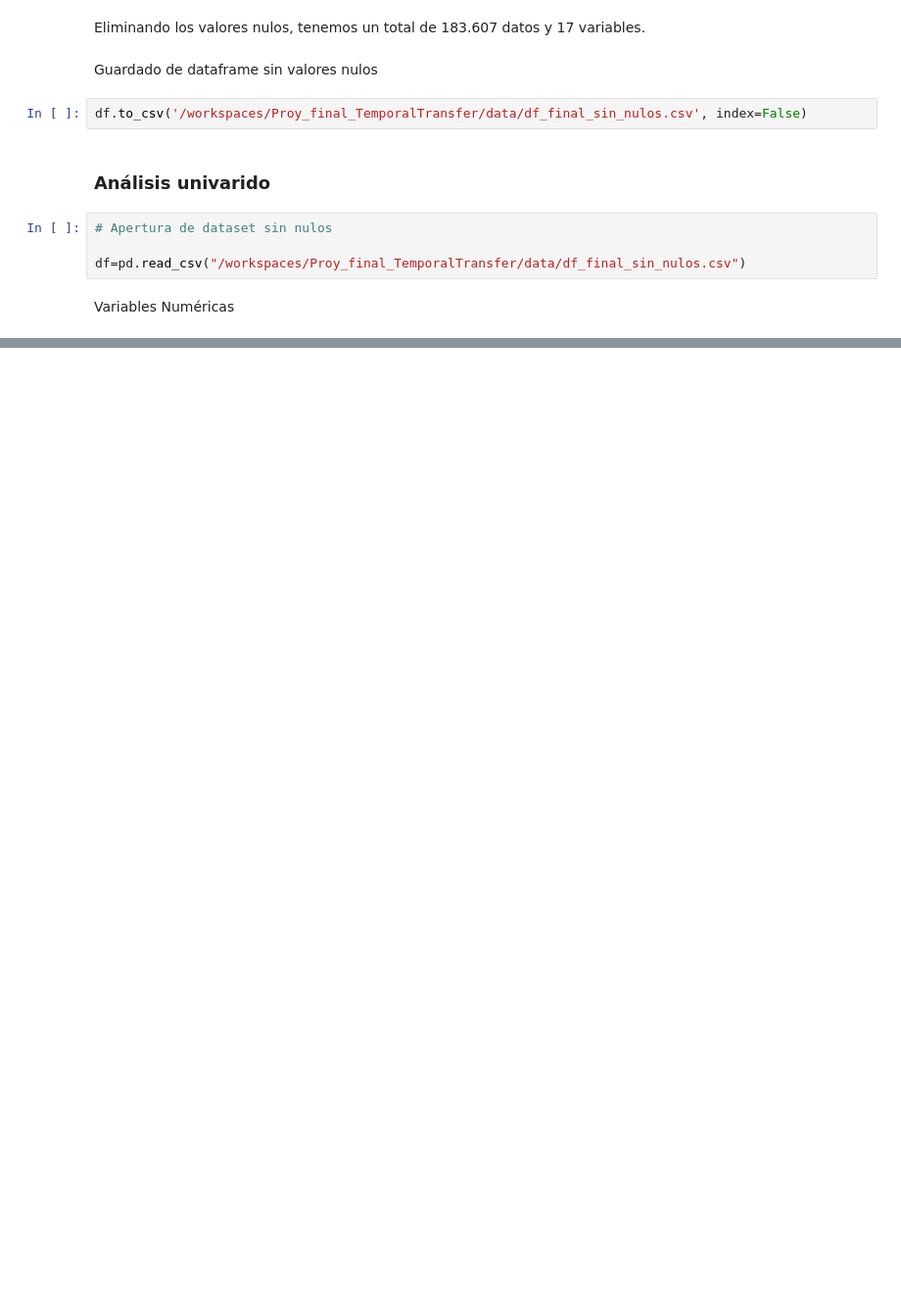
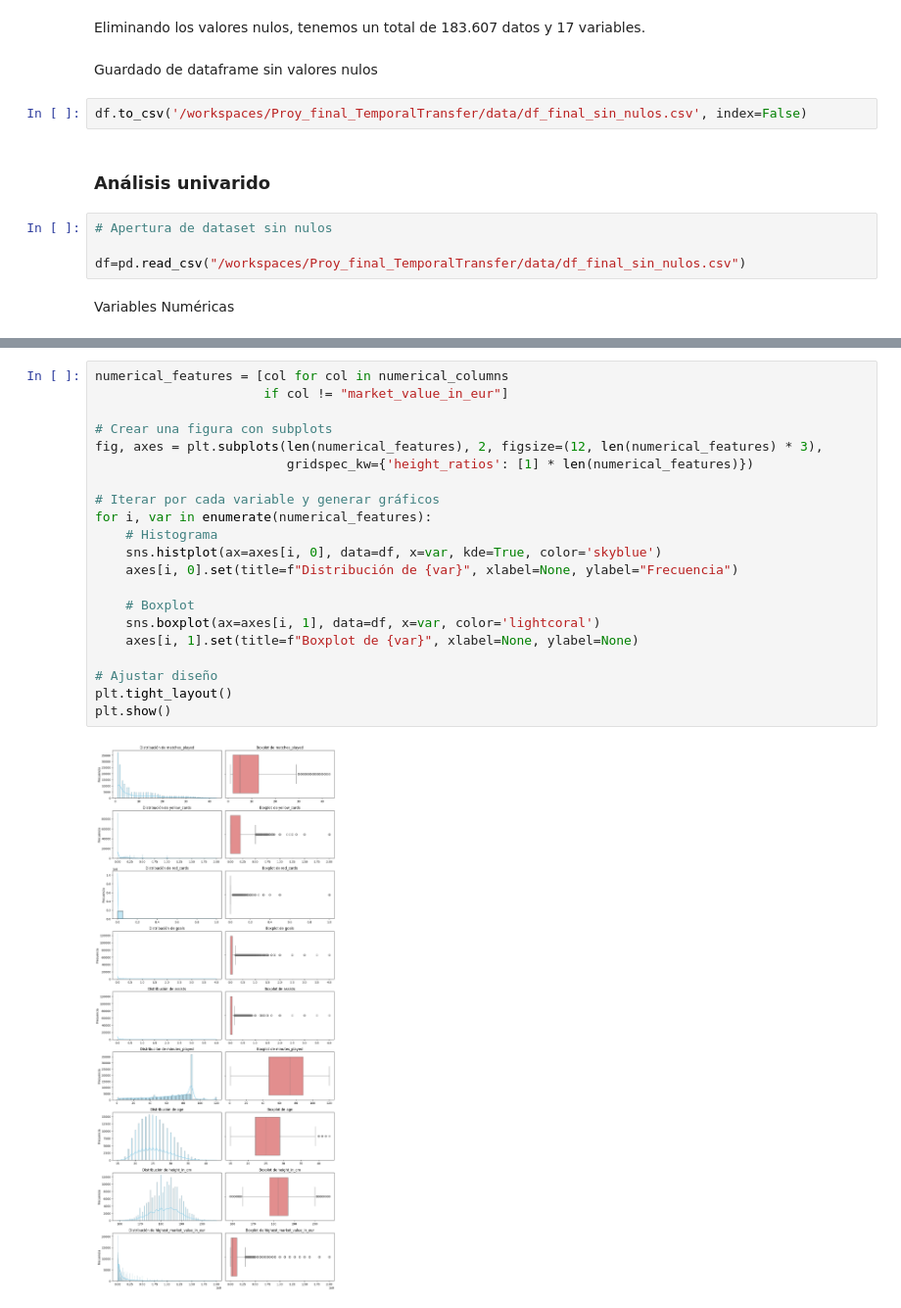
Before and after one commit to VLGuazzelli/Proy_final_TemporalTransfer, a Jupyter notebook: src/Proyecto.ipynb, the cells around one changed output, grey strips where cells are left out. Shown at 98% size. Drawn from its saved outputs; the diff is of its cells as text; blank space fills up the shorter version.

```diff
--- a/src/Proyecto.ipynb
+++ b/src/Proyecto.ipynb
@@ -283,0 +303,23 @@ numerical_columns = df.select_dtypes(include=['number']).columns
+# %%
+numerical_features = [col for col in numerical_columns
+                      if col != "market_value_in_eur"]
+
+# Crear una figura con subplots
+fig, axes = plt.subplots(len(numerical_features), 2, figsize=(12, len(numerical_features) * 3),
+                         gridspec_kw={'height_ratios': [1] * len(numerical_features)})
+
+# Iterar por cada variable y generar gráficos
+for i, var in enumerate(numerical_features):
+    # Histograma
+    sns.histplot(ax=axes[i, 0], data=df, x=var, kde=True, color='skyblue')
+    axes[i, 0].set(title=f"Distribución de {var}", xlabel=None, ylabel="Frecuencia")
+
+    # Boxplot
+    sns.boxplot(ax=axes[i, 1], data=df, x=var, color='lightcoral')
+    axes[i, 1].set(title=f"Boxplot de {var}", xlabel=None, ylabel=None)
+
+# Ajustar diseño
+plt.tight_layout()
+plt.show()
+# %% [output]
+[figure, added]
```
Also changed, not shown: parts of 5 cells of this notebook.
